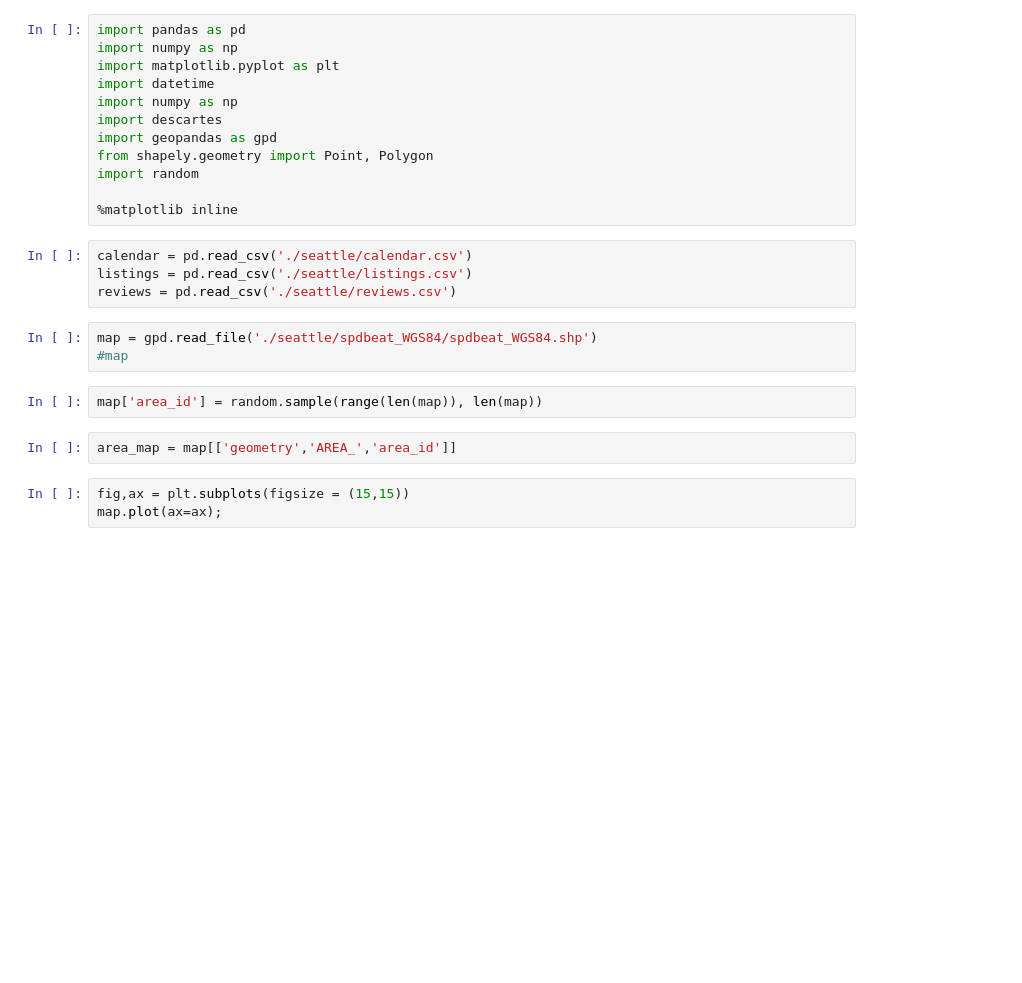
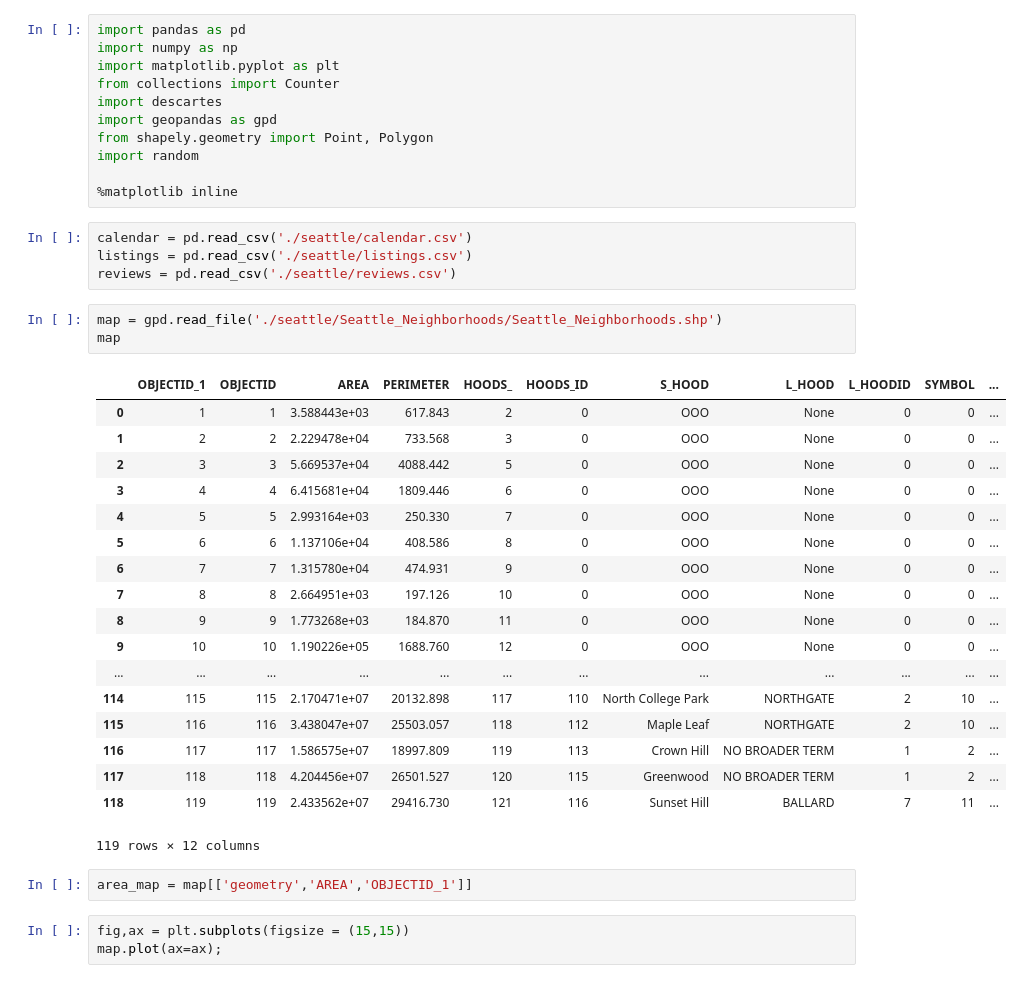
Before and after one commit to alexcbfa/AIRBNB, a Jupyter notebook: Exploratory Analysis.ipynb, the cells around one changed output. Drawn from its saved outputs; the diff is of its cells as text; blank space fills up the shorter version.

```diff
--- a/Exploratory Analysis.ipynb
+++ b/Exploratory Analysis.ipynb
@@ -2,8 +2,7 @@
 import pandas as pd
 import numpy as np
 import matplotlib.pyplot as plt
-import datetime
-import numpy as np
+from collections import Counter
 import descartes
 import geopandas as gpd
 from shapely.geometry import Point, Polygon
@@ -15,12 +14,29 @@ calendar = pd.read_csv('./seattle/calendar.csv')
 listings = pd.read_csv('./seattle/listings.csv')
 reviews = pd.read_csv('./seattle/reviews.csv')
 # %%
-map = gpd.read_file('./seattle/spdbeat_WGS84/spdbeat_WGS84.shp')
-#map
+map = gpd.read_file('./seattle/Seattle_Neighborhoods/Seattle_Neighborhoods.shp')
+map
+# %% [output]
+|  | OBJECTID_1 | OBJECTID | AREA | PERIMETER | HOODS_ | HOODS_ID | S_HOOD | L_HOOD | L_HOODID | SYMBOL | ... |
+| 0 | 1 | 1 | 3.588443e+03 | 617.843 | 2 | 0 | OOO | None | 0 | 0 | ... |
+| 1 | 2 | 2 | 2.229478e+04 | 733.568 | 3 | 0 | OOO | None | 0 | 0 | ... |
+| 2 | 3 | 3 | 5.669537e+04 | 4088.442 | 5 | 0 | OOO | None | 0 | 0 | ... |
+| 3 | 4 | 4 | 6.415681e+04 | 1809.446 | 6 | 0 | OOO | None | 0 | 0 | ... |
+| 4 | 5 | 5 | 2.993164e+03 | 250.330 | 7 | 0 | OOO | None | 0 | 0 | ... |
+| 5 | 6 | 6 | 1.137106e+04 | 408.586 | 8 | 0 | OOO | None | 0 | 0 | ... |
+| 6 | 7 | 7 | 1.315780e+04 | 474.931 | 9 | 0 | OOO | None | 0 | 0 | ... |
+| 7 | 8 | 8 | 2.664951e+03 | 197.126 | 10 | 0 | OOO | None | 0 | 0 | ... |
+| 8 | 9 | 9 | 1.773268e+03 | 184.870 | 11 | 0 | OOO | None | 0 | 0 | ... |
+| 9 | 10 | 10 | 1.190226e+05 | 1688.760 | 12 | 0 | OOO | None | 0 | 0 | ... |
+| ... | ... | ... | ... | ... | ... | ... | ... | ... | ... | ... | ... |
+| 114 | 115 | 115 | 2.170471e+07 | 20132.898 | 117 | 110 | North College Park | NORTHGATE | 2 | 10 | ... |
+| 115 | 116 | 116 | 3.438047e+07 | 25503.057 | 118 | 112 | Maple Leaf | NORTHGATE | 2 | 10 | ... |
+| 116 | 117 | 117 | 1.586575e+07 | 18997.809 | 119 | 113 | Crown Hill | NO BROADER TERM | 1 | 2 | ... |
+| 117 | 118 | 118 | 4.204456e+07 | 26501.527 | 120 | 115 | Greenwood | NO BROADER TERM | 1 | 2 | ... |
+| 118 | 119 | 119 | 2.433562e+07 | 29416.730 | 121 | 116 | Sunset Hill | BALLARD | 7 | 11 | ... |
+119 rows × 12 columns
-# %%
-map['area_id'] = random.sample(range(len(map)), len(map))
 # %%
-area_map = map[['geometry','AREA_','area_id']]
+area_map = map[['geometry','AREA','OBJECTID_1']]
 # %%
 fig,ax = plt.subplots(figsize = (15,15))
 map.plot(ax=ax);
```
Also changed, not shown: parts of 8 cells of this notebook, 5 other files.
